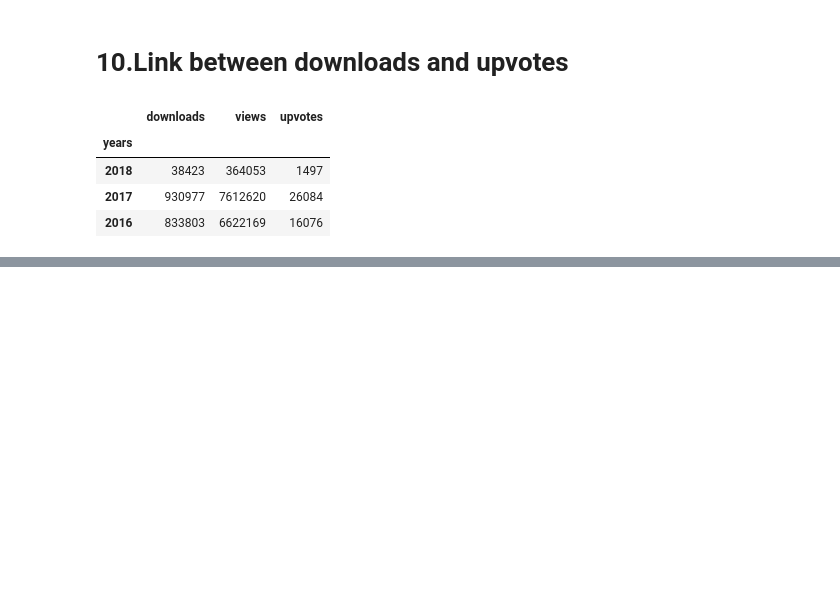
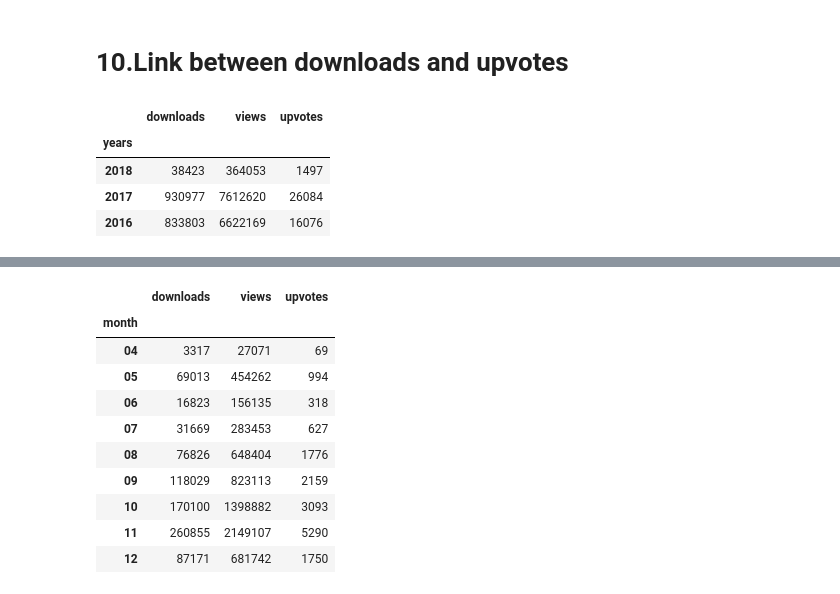
Before and after one commit to Namrata-Paul/Datasets, a Jupyter notebook: sjit_analysis.ipynb, the cells around one changed output, grey strips where cells are left out. Saved outputs shown, nothing was run; the diff lists cells and outputs as text; code cells hidden in the pictures; blank space fills up the shorter version.

```diff
--- a/sjit_analysis.ipynb
+++ b/sjit_analysis.ipynb
@@ -278,0 +353,14 @@ p.iplot(kind='heatmap')
+# %%
+n3.groupby('month')['downloads','views','upvotes'].sum()
+# %% [output]
+|  | downloads | views | upvotes |
+| month |  |  |  |
+| 04 | 3317 | 27071 | 69 |
+| 05 | 69013 | 454262 | 994 |
+| 06 | 16823 | 156135 | 318 |
+| 07 | 31669 | 283453 | 627 |
+| 08 | 76826 | 648404 | 1776 |
+| 09 | 118029 | 823113 | 2159 |
+| 10 | 170100 | 1398882 | 3093 |
+| 11 | 260855 | 2149107 | 5290 |
+| 12 | 87171 | 681742 | 1750 |
```
Also changed, not shown: parts of 14 cells of this notebook, 1 other file.
